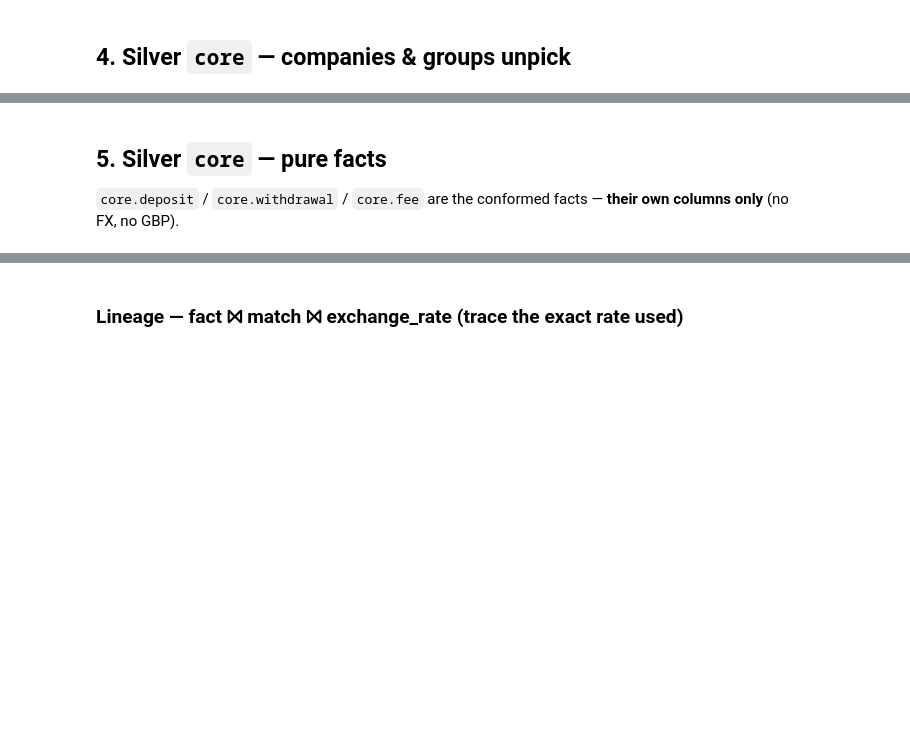
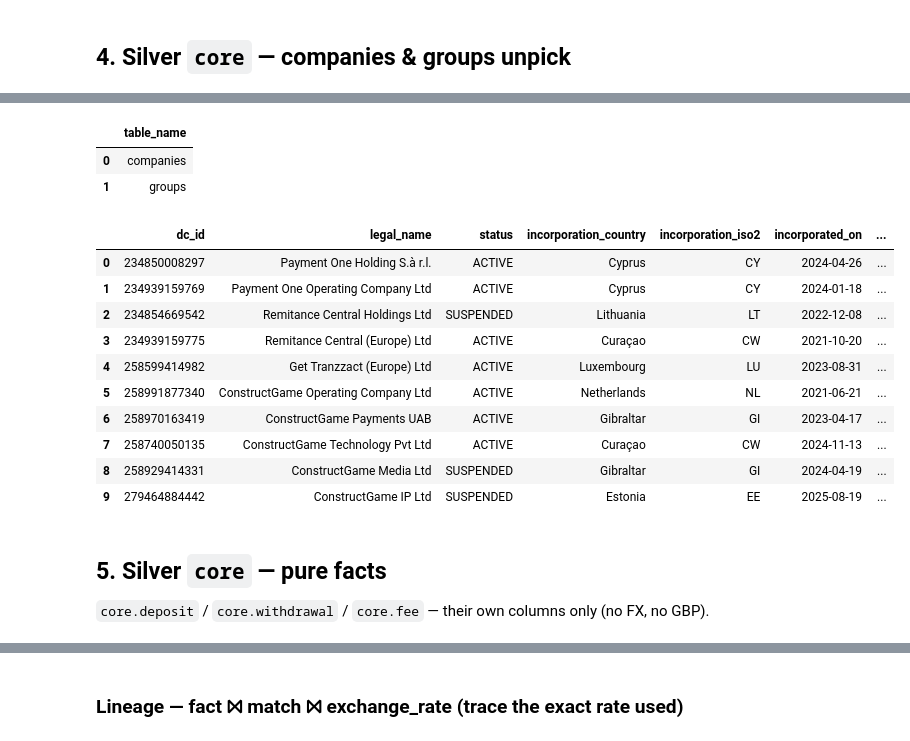
Before and after one commit to hallabehery/FM-Data-Engineer-Test-HS, a Jupyter notebook: notebook/pipeline.ipynb, the cells around one changed output, grey strips where cells are left out. Drawn from its saved outputs; the diff is of its cells as text; code cells hidden in the pictures; blank space fills up the shorter version.

```diff
--- a/notebook/pipeline.ipynb
+++ b/notebook/pipeline.ipynb
@@ -62,6 +144,32 @@ print(silver_core.build_groups(con))
+# %%
+# Tables created so far in the 'core' schema
+con.sql("""
+    SELECT table_name
+    FROM duckdb_tables() WHERE schema_name = 'core'
+    ORDER BY table_name
+""").df()
+# %% [output]
+|  | table_name |
+| 0 | companies |
+| 1 | groups |
+# %%
+# SELECT * from one table in this schema (LIMIT 10 to keep output readable)
+con.sql("SELECT * FROM core.companies LIMIT 10").df()
+# %% [output]
+|  | dc_id | legal_name | status | incorporation_country | incorporation_iso2 | incorporated_on | ... |
+| 0 | 234850008297 | Payment One Holding S.à r.l. | ACTIVE | Cyprus | CY | 2024-04-26 | ... |
+| 1 | 234939159769 | Payment One Operating Company Ltd | ACTIVE | Cyprus | CY | 2024-01-18 | ... |
+| 2 | 234854669542 | Remitance Central Holdings Ltd | SUSPENDED | Lithuania | LT | 2022-12-08 | ... |
+| 3 | 234939159775 | Remitance Central (Europe) Ltd | ACTIVE | Curaçao | CW | 2021-10-20 | ... |
+| 4 | 258599414982 | Get Tranzzact (Europe) Ltd | ACTIVE | Luxembourg | LU | 2023-08-31 | ... |
+| 5 | 258991877340 | ConstructGame Operating Company Ltd | ACTIVE | Netherlands | NL | 2021-06-21 | ... |
+| 6 | 258970163419 | ConstructGame Payments UAB | ACTIVE | Gibraltar | GI | 2023-04-17 | ... |
+| 7 | 258740050135 | ConstructGame Technology Pvt Ltd | ACTIVE | Curaçao | CW | 2024-11-13 | ... |
+| 8 | 258929414331 | ConstructGame Media Ltd | SUSPENDED | Gibraltar | GI | 2024-04-19 | ... |
+| 9 | 279464884442 | ConstructGame IP Ltd | SUSPENDED | Estonia | EE | 2025-08-19 | ... |
 # %% [markdown]
 ## 5. Silver `core` — pure facts
-`core.deposit` / `core.withdrawal` / `core.fee` are the conformed facts — **their own columns only** (no FX, no GBP).
+`core.deposit` / `core.withdrawal` / `core.fee` — their own columns only (no FX, no GBP).
 # %%
 for r in silver_core.build_facts(con):
     print(r)
```
Also changed, not shown: parts of 25 cells of this notebook.
